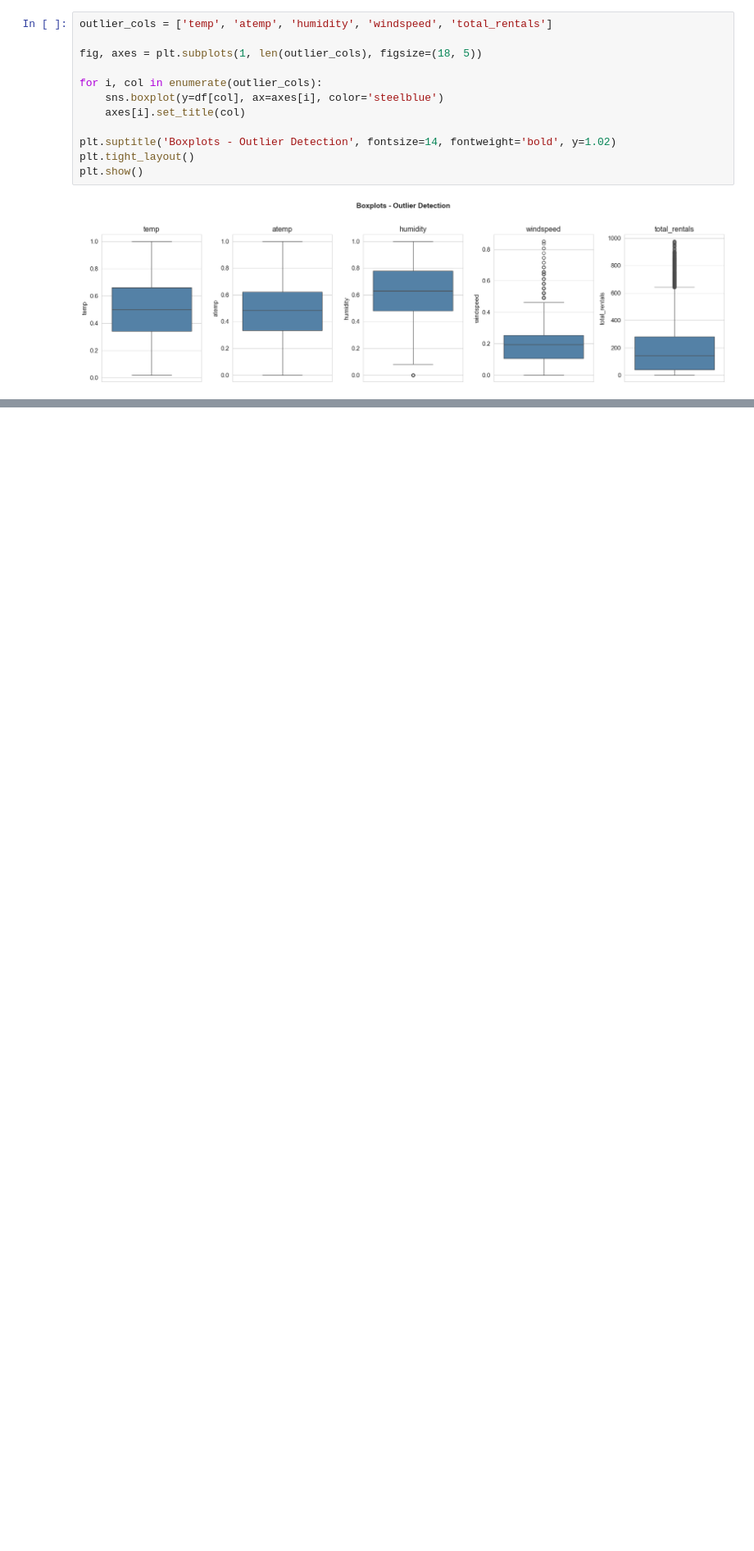
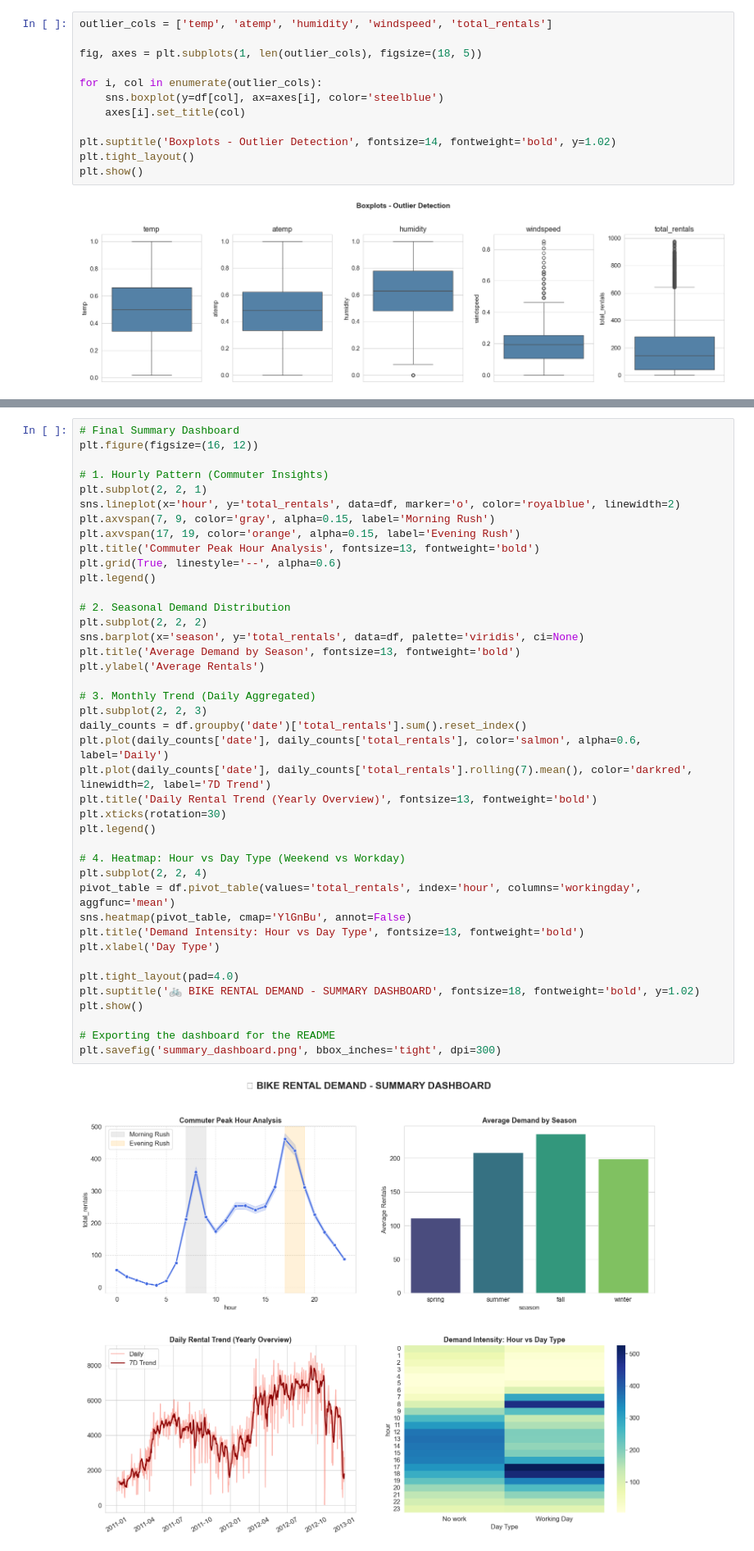
Before and after one commit to omkargutal/Bike-Rental-Demand-Forecasting, a Jupyter notebook: Bike Rental Demand Forecasting.ipynb, the cells around one changed output, grey strips where cells are left out. Shown at 82% size. Drawn from its saved outputs; the diff is of its cells as text; blank space fills up the shorter version.

```diff
--- a/Bike Rental Demand Forecasting.ipynb
+++ b/Bike Rental Demand Forecasting.ipynb
@@ -304,0 +424,43 @@ plt.show()
+# %%
+# Final Summary Dashboard
+plt.figure(figsize=(16, 12))
+
+# 1. Hourly Pattern (Commuter Insights)
+plt.subplot(2, 2, 1)
+sns.lineplot(x='hour', y='total_rentals', data=df, marker='o', color='royalblue', linewidth=2)
+plt.axvspan(7, 9, color='gray', alpha=0.15, label='Morning Rush')
+plt.axvspan(17, 19, color='orange', alpha=0.15, label='Evening Rush')
+plt.title('Commuter Peak Hour Analysis', fontsize=13, fontweight='bold')
+plt.grid(True, linestyle='--', alpha=0.6)
+plt.legend()
+
+# 2. Seasonal Demand Distribution
+plt.subplot(2, 2, 2)
+sns.barplot(x='season', y='total_rentals', data=df, palette='viridis', ci=None)
+plt.title('Average Demand by Season', fontsize=13, fontweight='bold')
+plt.ylabel('Average Rentals')
+
+# 3. Monthly Trend (Daily Aggregated)
+plt.subplot(2, 2, 3)
+daily_counts = df.groupby('date')['total_rentals'].sum().reset_index()
+plt.plot(daily_counts['date'], daily_counts['total_rentals'], color='salmon', alpha=0.6, label='Daily')
+plt.plot(daily_counts['date'], daily_counts['total_rentals'].rolling(7).mean(), color='darkred', linewidth=2, label='7D Trend')
+plt.title('Daily Rental Trend (Yearly Overview)', fontsize=13, fontweight='bold')
+plt.xticks(rotation=30)
+plt.legend()
+
+# 4. Heatmap: Hour vs Day Type (Weekend vs Workday)
+plt.subplot(2, 2, 4)
+pivot_table = df.pivot_table(values='total_rentals', index='hour', columns='workingday', aggfunc='mean')
+sns.heatmap(pivot_table, cmap='YlGnBu', annot=False)
+plt.title('Demand Intensity: Hour vs Day Type', fontsize=13, fontweight='bold')
+plt.xlabel('Day Type')
+
+plt.tight_layout(pad=4.0)
+plt.suptitle('🚲 BIKE RENTAL DEMAND - SUMMARY DASHBOARD', fontsize=18, fontweight='bold', y=1.02)
+plt.show()
+
+# Exporting the dashboard for the README
+plt.savefig('summary_dashboard.png', bbox_inches='tight', dpi=300)
+# %% [output]
+[figure, added]
```
Also changed, not shown: parts of 17 cells of this notebook, 2 other files.
